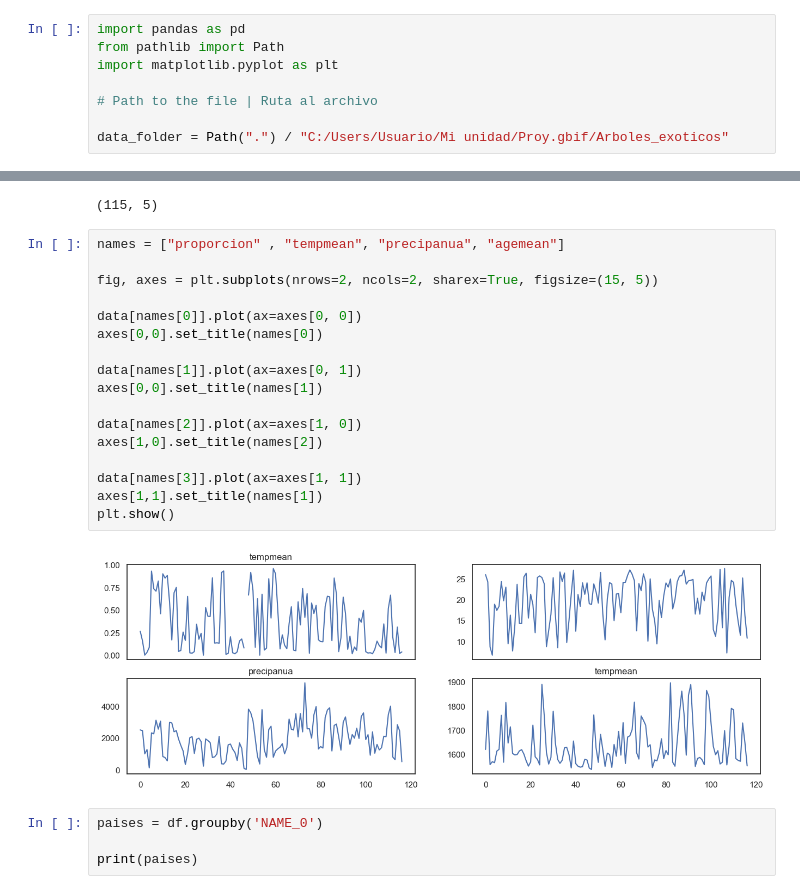
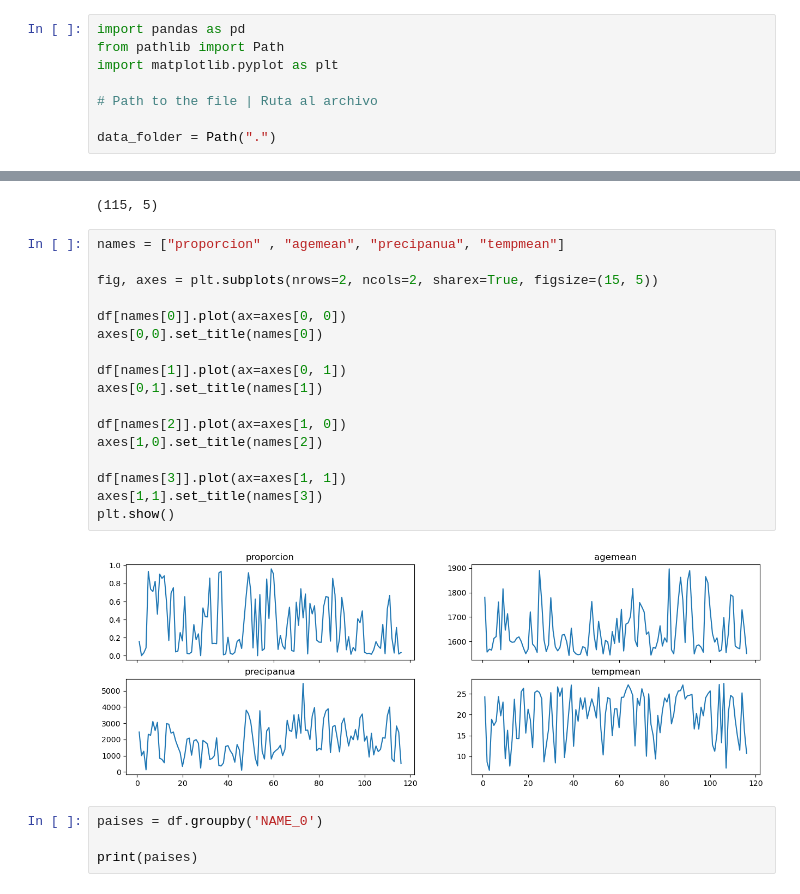
Before and after one commit to VirGonzalez/coco_coding_homework, a Jupyter notebook: pandas.ipynb, the cells around one changed output, grey strips where cells are left out. Drawn from its saved outputs; the diff is of its cells as text.

```diff
--- a/pandas.ipynb
+++ b/pandas.ipynb
@@ -5,7 +5,7 @@ import matplotlib.pyplot as plt
 
 # Path to the file | Ruta al archivo
 
-data_folder = Path(".") / "C:/Users/Usuario/Mi unidad/Proy.gbif/Arboles_exoticos"
+data_folder = Path(".")
 # %% [markdown]
 *Decidi usar parte de los datos de mi tesis con plantas exoticas, ciudades y migraciones.
 # %%
@@ -50,24 +50,24 @@ df.shape
 # %% [output]
 (115, 5)
 # %%
-names = ["proporcion" , "tempmean", "precipanua", "agemean"]
+names = ["proporcion" , "agemean", "precipanua", "tempmean"]
 
 fig, axes = plt.subplots(nrows=2, ncols=2, sharex=True, figsize=(15, 5))
 
-data[names[0]].plot(ax=axes[0, 0])
+df[names[0]].plot(ax=axes[0, 0])
 axes[0,0].set_title(names[0])
 
-data[names[1]].plot(ax=axes[0, 1])
-axes[0,0].set_title(names[1])
+df[names[1]].plot(ax=axes[0, 1])
+axes[0,1].set_title(names[1])
 
-data[names[2]].plot(ax=axes[1, 0])
+df[names[2]].plot(ax=axes[1, 0])
 axes[1,0].set_title(names[2])
 
-data[names[3]].plot(ax=axes[1, 1])
-axes[1,1].set_title(names[1])
+df[names[3]].plot(ax=axes[1, 1])
+axes[1,1].set_title(names[3])
 plt.show()
 # %% [output]
-[figure, old version]
+[figure, new version]
 # %%
 paises = df.groupby('NAME_0')
 
```
Also changed, not shown: parts of 7 cells of this notebook.
